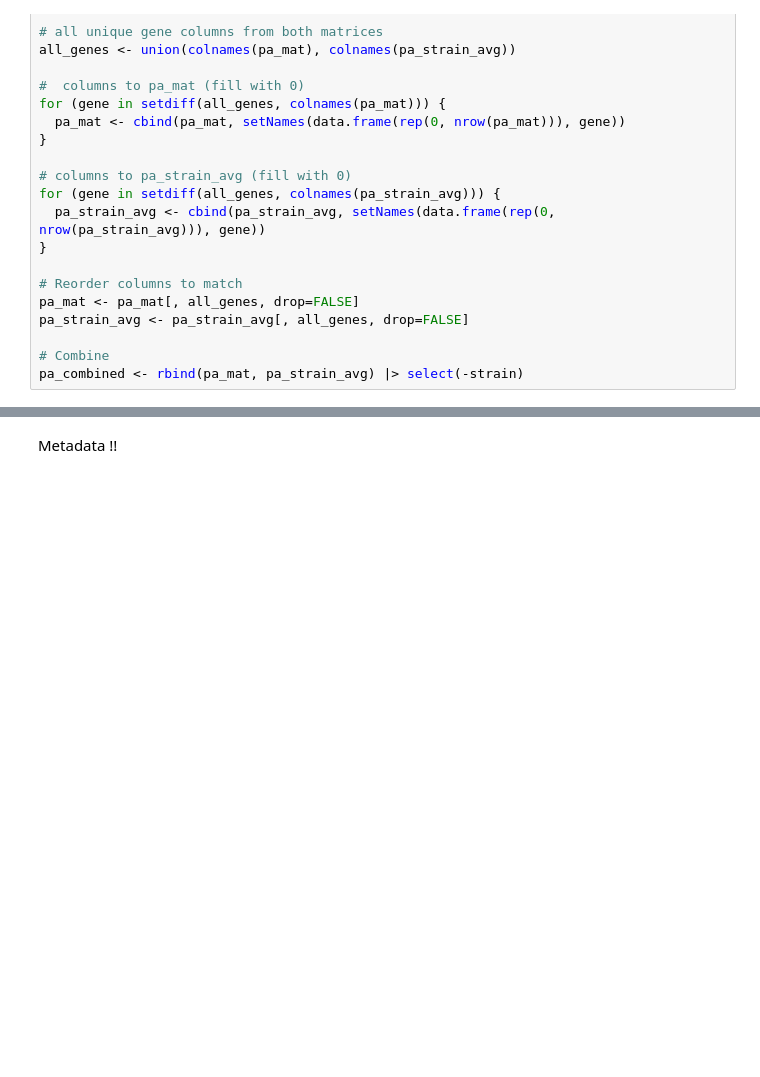
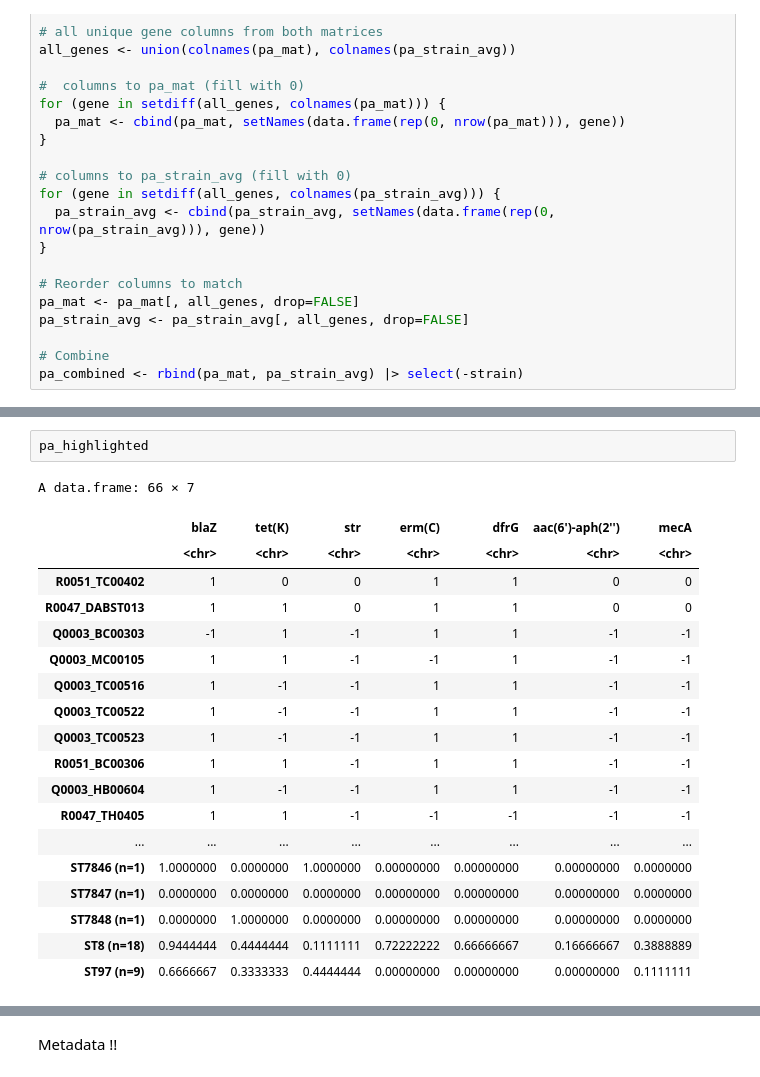
Before and after one commit to andregodinhodtu/23262_infectious_disease_project, a Jupyter notebook: source/analysis/kmer_mlst_resfinder.ipynb, the cells around one changed output, grey strips where cells are left out. Saved outputs shown, nothing was run; the diff lists cells and outputs as text; blank space fills up the shorter version.

```diff
--- a/source/analysis/kmer_mlst_resfinder.ipynb
+++ b/source/analysis/kmer_mlst_resfinder.ipynb
@@ -1130,3 +978,25 @@ pheatmap(
+# %%
+pa_highlighted
+# %% [output]
+A data.frame: 66 × 7
+|  | blaZ | tet(K) | str | erm(C) | dfrG | aac(6')-aph(2'') | mecA |
+|  | <chr> | <chr> | <chr> | <chr> | <chr> | <chr> | <chr> |
+| R0051_TC00402 | 1 | 0 | 0 | 1 | 1 | 0 | 0 |
+| R0047_DABST013 | 1 | 1 | 0 | 1 | 1 | 0 | 0 |
+| Q0003_BC00303 | -1 | 1 | -1 | 1 | 1 | -1 | -1 |
+| Q0003_MC00105 | 1 | 1 | -1 | -1 | 1 | -1 | -1 |
+| Q0003_TC00516 | 1 | -1 | -1 | 1 | 1 | -1 | -1 |
+| Q0003_TC00522 | 1 | -1 | -1 | 1 | 1 | -1 | -1 |
+| Q0003_TC00523 | 1 | -1 | -1 | 1 | 1 | -1 | -1 |
+| R0051_BC00306 | 1 | 1 | -1 | 1 | 1 | -1 | -1 |
+| Q0003_HB00604 | 1 | -1 | -1 | 1 | 1 | -1 | -1 |
+| R0047_TH0405 | 1 | 1 | -1 | -1 | -1 | -1 | -1 |
+| ... | ... | ... | ... | ... | ... | ... | ... |
+| ST7846 (n=1) | 1.0000000 | 0.0000000 | 1.0000000 | 0.00000000 | 0.00000000 | 0.00000000 | 0.0000000 |
+| ST7847 (n=1) | 0.0000000 | 0.0000000 | 0.0000000 | 0.00000000 | 0.00000000 | 0.00000000 | 0.0000000 |
+| ST7848 (n=1) | 0.0000000 | 1.0000000 | 0.0000000 | 0.00000000 | 0.00000000 | 0.00000000 | 0.0000000 |
+| ST8 (n=18) | 0.9444444 | 0.4444444 | 0.1111111 | 0.72222222 | 0.66666667 | 0.16666667 | 0.3888889 |
+| ST97 (n=9) | 0.6666667 | 0.3333333 | 0.4444444 | 0.00000000 | 0.00000000 | 0.00000000 | 0.1111111 |
 # %%
 our_genes <- colnames(pa_mat_our)
 # subset to only genes present in our Tanzania data
```
Also changed, not shown: parts of 10 cells of this notebook, 5 other files.
